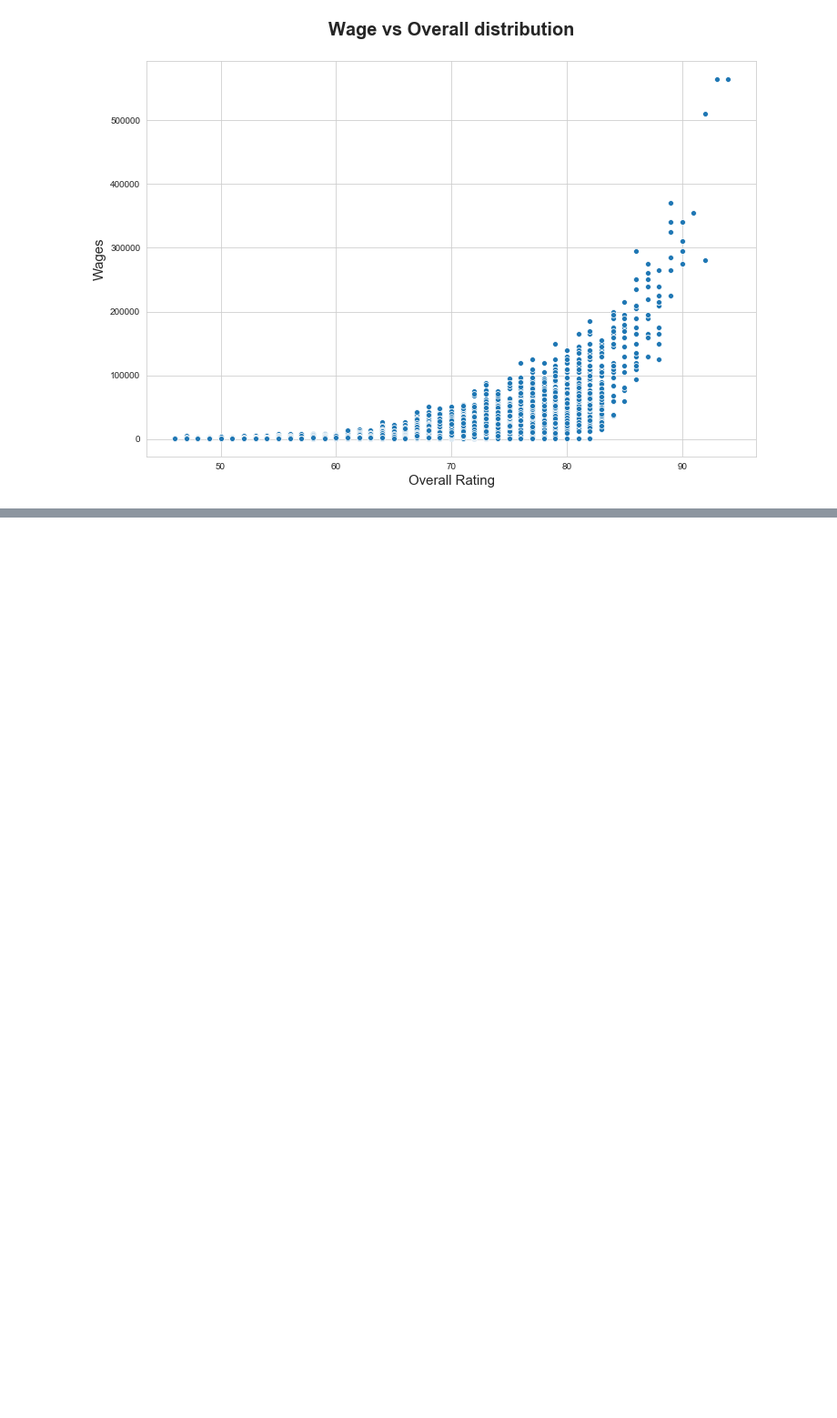
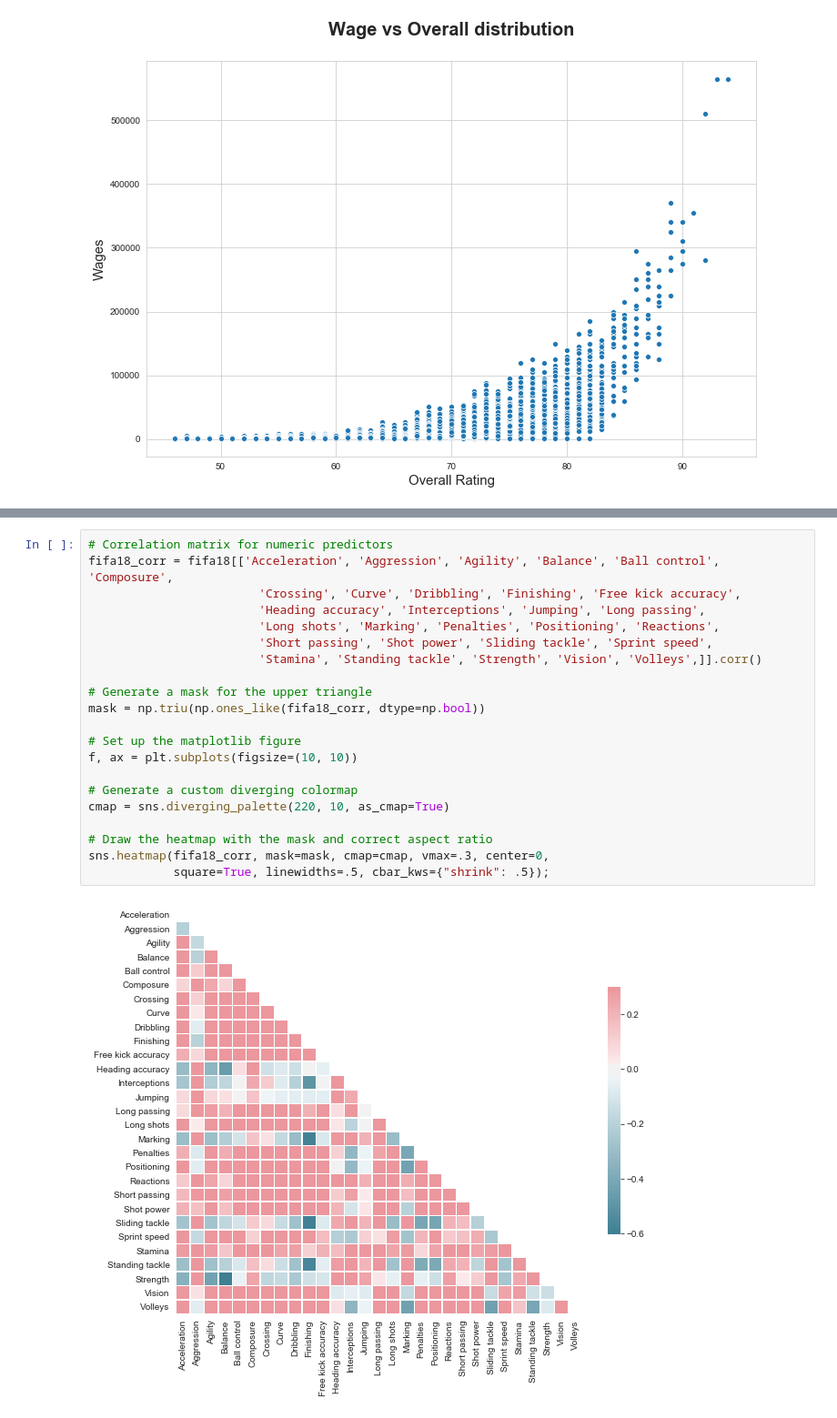
Before and after one commit to sthalder/fifa-player-wage-analysis, a Jupyter notebook: Fifa Wage Prediction Analysis.ipynb, the cells around one changed output, grey strips where cells are left out. Shown at 91% size. Drawn from its saved outputs; the diff is of its cells as text; blank space fills up the shorter version.

```diff
--- a/Fifa Wage Prediction Analysis.ipynb
+++ b/Fifa Wage Prediction Analysis.ipynb
@@ -232,0 +284,23 @@ fifa18_at = fifa_ppa.loc[fifa_ppa['Playing Position'] == 'AT'].reset_index()
+# %%
+# Correlation matrix for numeric predictors
+fifa18_corr = fifa18[['Acceleration', 'Aggression', 'Agility', 'Balance', 'Ball control', 'Composure',
+                        'Crossing', 'Curve', 'Dribbling', 'Finishing', 'Free kick accuracy',
+                        'Heading accuracy', 'Interceptions', 'Jumping', 'Long passing',
+                        'Long shots', 'Marking', 'Penalties', 'Positioning', 'Reactions',
+                        'Short passing', 'Shot power', 'Sliding tackle', 'Sprint speed',
+                        'Stamina', 'Standing tackle', 'Strength', 'Vision', 'Volleys',]].corr()
+
+# Generate a mask for the upper triangle
+mask = np.triu(np.ones_like(fifa18_corr, dtype=np.bool))
+
+# Set up the matplotlib figure
+f, ax = plt.subplots(figsize=(10, 10))
+
+# Generate a custom diverging colormap
+cmap = sns.diverging_palette(220, 10, as_cmap=True)
+
+# Draw the heatmap with the mask and correct aspect ratio
+sns.heatmap(fifa18_corr, mask=mask, cmap=cmap, vmax=.3, center=0,
+            square=True, linewidths=.5, cbar_kws={"shrink": .5});
+# %% [output]
+[figure, added]
```
Also changed, not shown: parts of 6 cells of this notebook.
